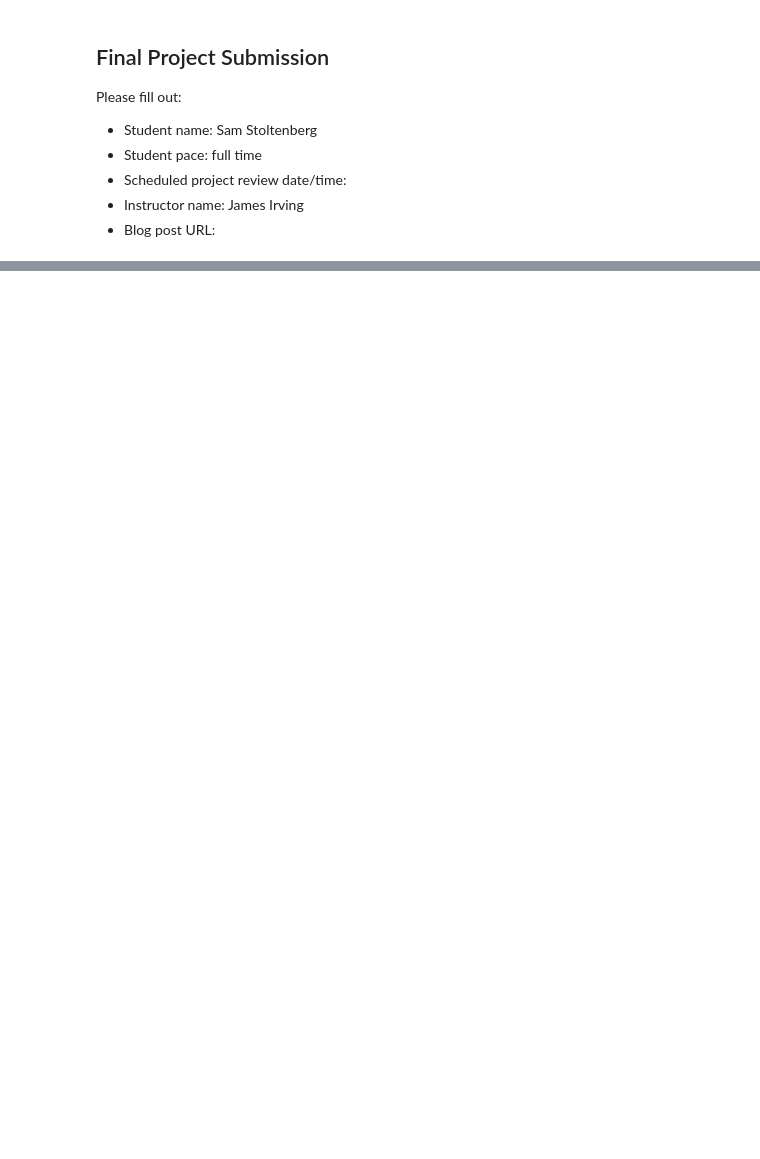
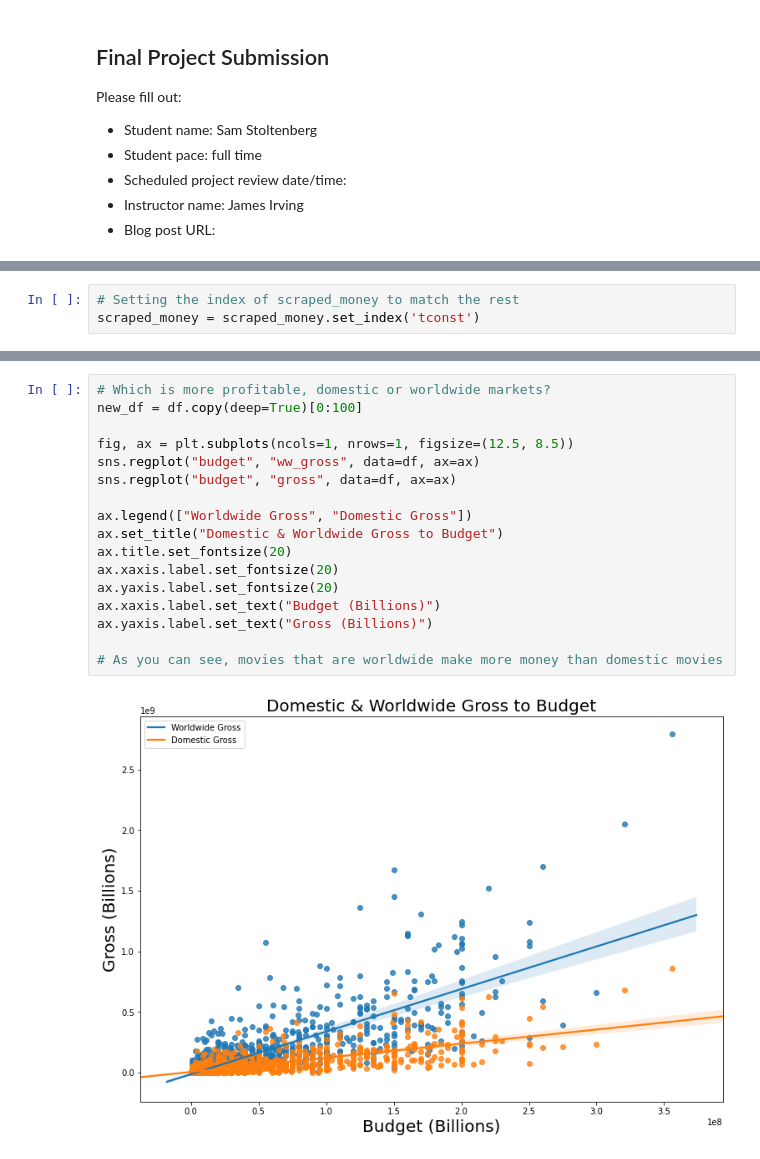
Before and after one commit to skelouse/dsc-mod-1-project-v2-1-onl01-dtsc-ft-070620, a Jupyter notebook: student.ipynb, the cells around one changed output, grey strips where cells are left out. Cells and saved outputs as stored; diff of their text form; blank space fills up the shorter version.

```diff
--- a/student.ipynb
+++ b/student.ipynb
@@ -278,0 +89,3 @@ WHERE startYear > 2000
+# %%
+# Setting the index of scraped_money to match the rest
+scraped_money = scraped_money.set_index('tconst')
@@ -278,0 +137,19 @@ WHERE startYear > 2000
+# %%
+# Which is more profitable, domestic or worldwide markets?
+new_df = df.copy(deep=True)[0:100]
+
+fig, ax = plt.subplots(ncols=1, nrows=1, figsize=(12.5, 8.5))
+sns.regplot("budget", "ww_gross", data=df, ax=ax)
+sns.regplot("budget", "gross", data=df, ax=ax)
+
+ax.legend(["Worldwide Gross", "Domestic Gross"])
+ax.set_title("Domestic & Worldwide Gross to Budget")
+ax.title.set_fontsize(20)
+ax.xaxis.label.set_fontsize(20)
+ax.yaxis.label.set_fontsize(20)
+ax.xaxis.label.set_text("Budget (Billions)")
+ax.yaxis.label.set_text("Gross (Billions)")
+
+# As you can see, movies that are worldwide make more money than domestic movies
+# %% [output]
+[figure, added]
```
Also changed, not shown: parts of 47 cells of this notebook, 27 other files.
